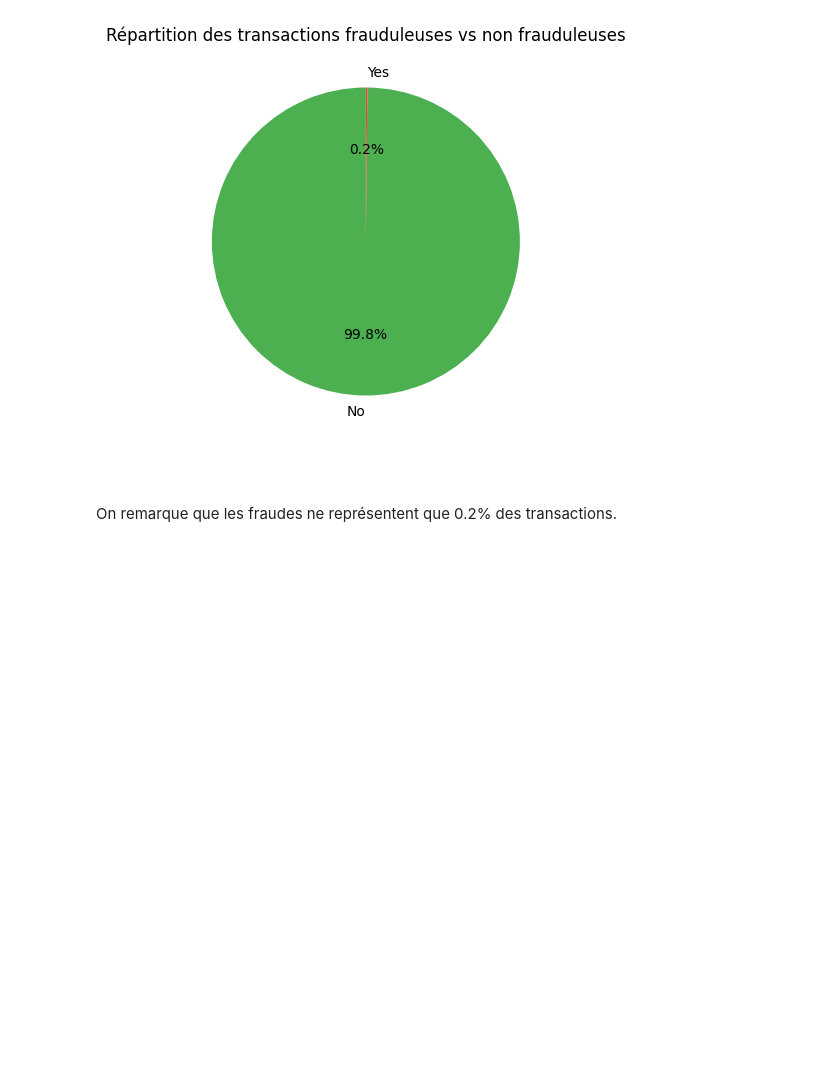
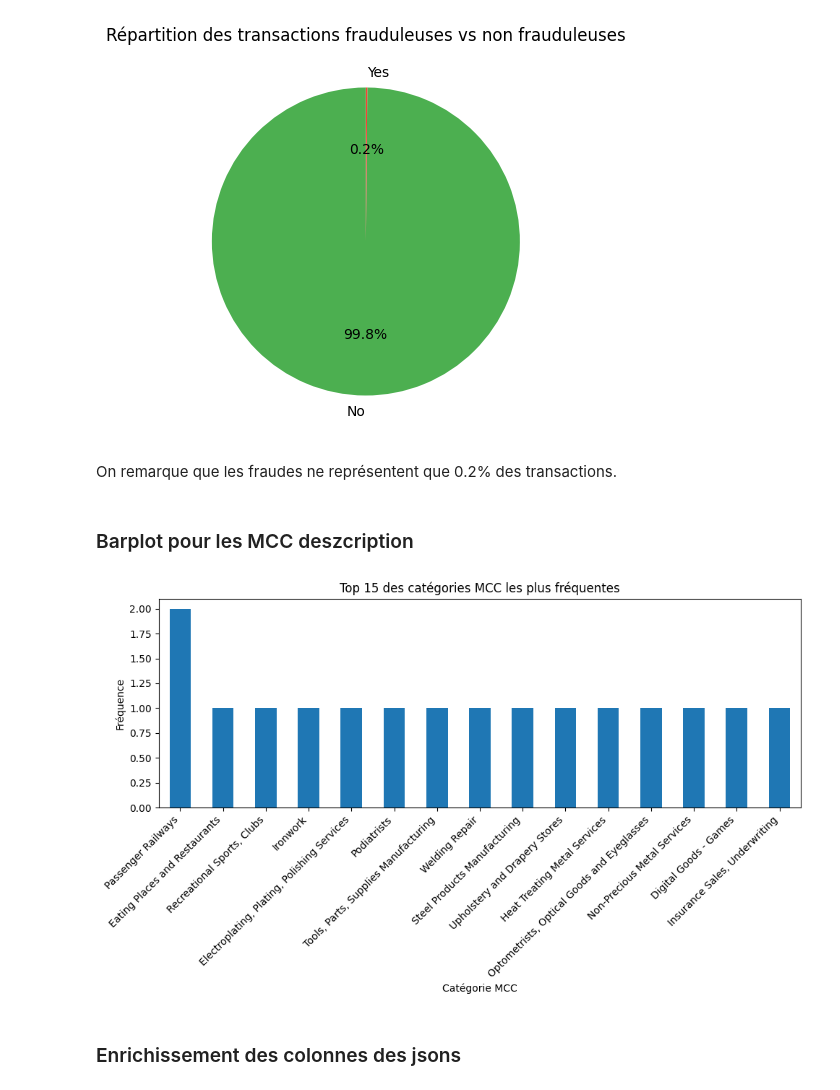
Before and after one commit to myriamaitsaid/HACKATHON_IBM_19, a Jupyter notebook: EDA p1.ipynb, the cells around one changed output. Drawn from its saved outputs; the diff is of its cells as text; code cells hidden in the pictures; blank space fills up the shorter version.

Commit message:
ajout data cleaned et json

```diff
--- a/EDA p1.ipynb
+++ b/EDA p1.ipynb
@@ -408,10 +408,23 @@ plt.title("Répartition des transactions frauduleuses vs non frauduleuses")
 plt.show()
 # %% [output]
 [figure]
-# %% [markdown]
-#
 # %% [markdown]
 On remarque que les fraudes ne représentent que 0.2% des transactions.
+# %% [markdown]
+### Barplot pour les MCC deszcription
+# %%
+plt.figure(figsize=(10, 6))
+mcc["mcc_description"].value_counts().head(15).plot(kind="bar")
+plt.title("Top 15 des catégories MCC les plus fréquentes")
+plt.xlabel("Catégorie MCC")
+plt.ylabel("Fréquence")
+plt.xticks(rotation=45, ha="right")
+plt.tight_layout()
+plt.show()
+# %% [output]
+[figure, added]
+# %% [markdown]
+### Enrichissement des colonnes des jsons
 # %%
 labels = labels.reset_index()
 labels = labels.rename(columns={"index": "transaction_id"})
```
Also changed, not shown: parts of 2 cells of this notebook, 3 other files.
